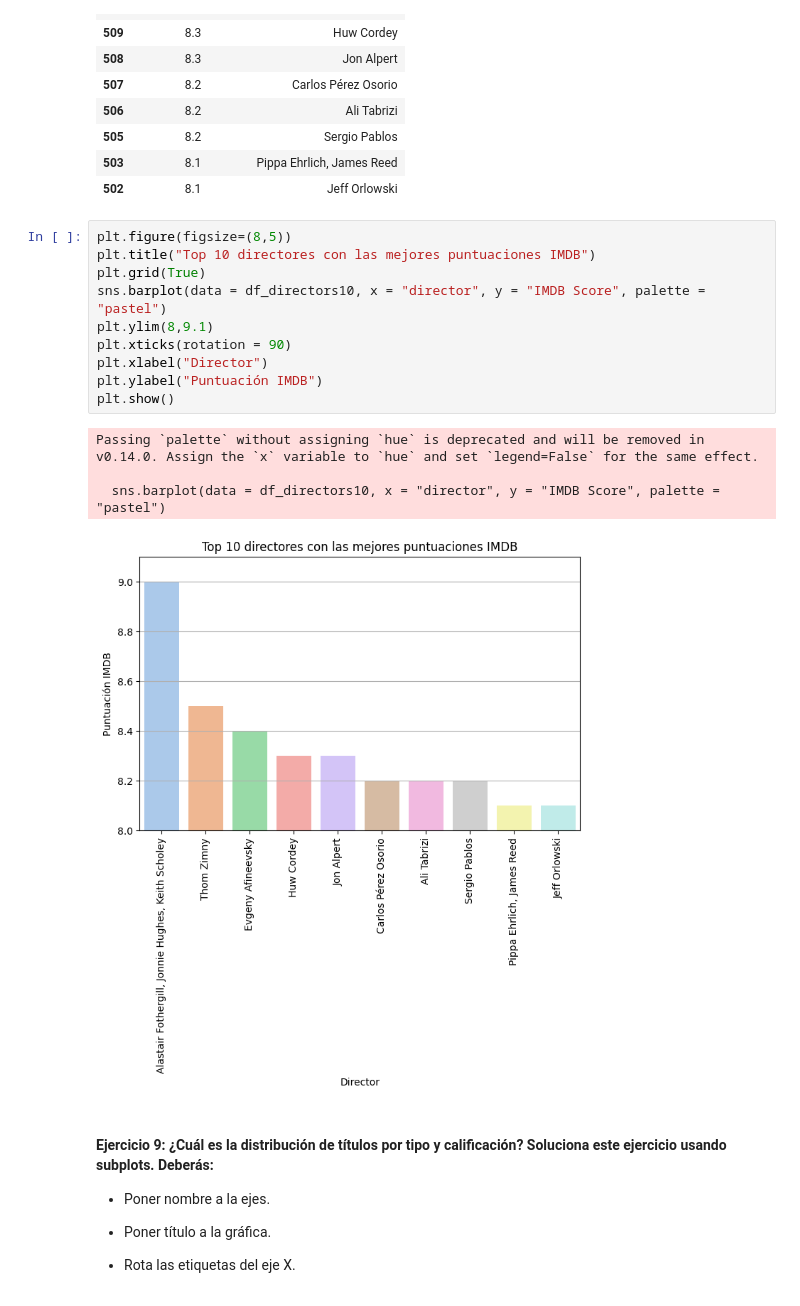
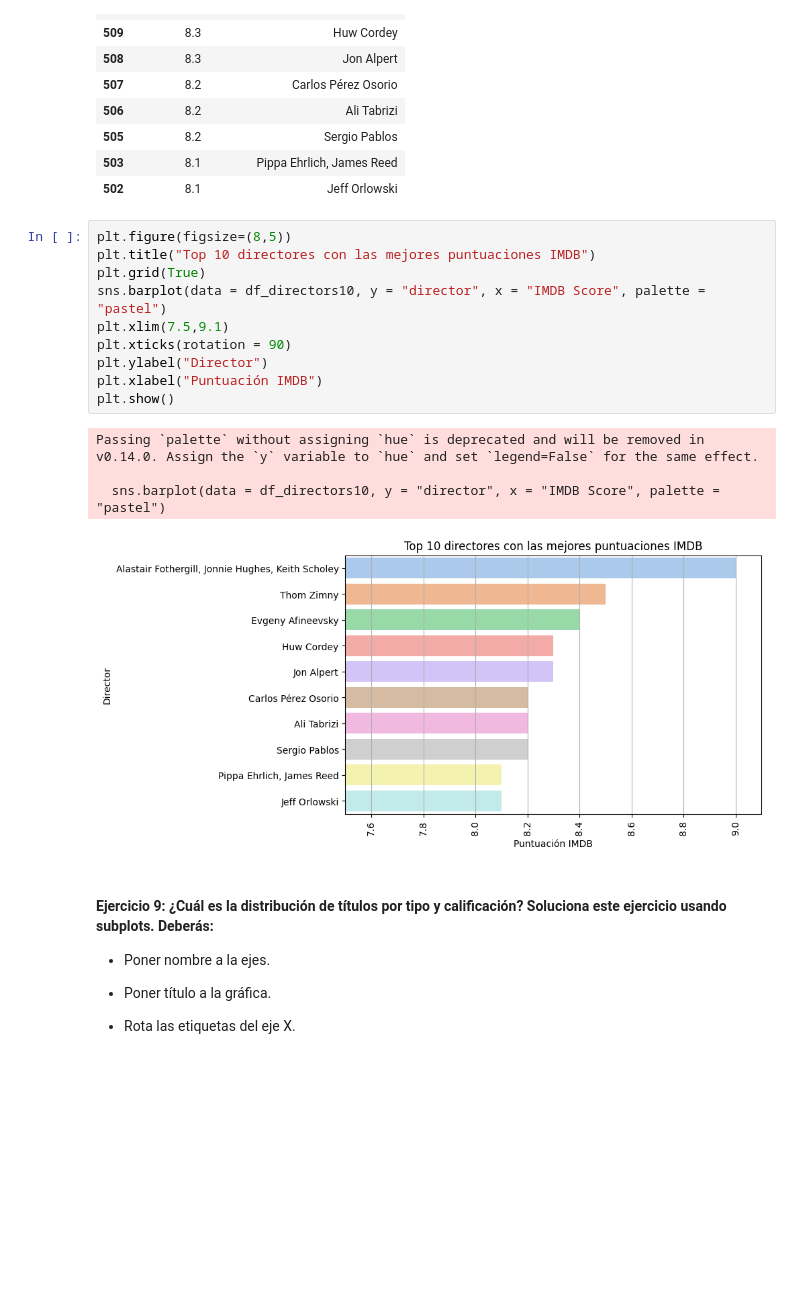
Before and after one commit to yanruwu/hackio-lab-vis, a Jupyter notebook: laboratorio-modulo2-leccion04-visualizacion.ipynb, the cells around one changed output. Saved outputs shown, nothing was run; the diff lists cells and outputs as text; blank space fills up the shorter version.

Commit message:
Changed color and a barplot layout

```diff
--- a/laboratorio-modulo2-leccion04-visualizacion.ipynb
+++ b/laboratorio-modulo2-leccion04-visualizacion.ipynb
@@ -225,18 +225,18 @@ df_directors10
 # %%
 plt.figure(figsize=(8,5))
 plt.title("Top 10 directores con las mejores puntuaciones IMDB")
 plt.grid(True)
-sns.barplot(data = df_directors10, x = "director", y = "IMDB Score", palette = "pastel")
-plt.ylim(8,9.1)
+sns.barplot(data = df_directors10, y = "director", x = "IMDB Score", palette = "pastel")
+plt.xlim(7.5,9.1)
 plt.xticks(rotation = 90)
-plt.xlabel("Director")
-plt.ylabel("Puntuación IMDB")
+plt.ylabel("Director")
+plt.xlabel("Puntuación IMDB")
 plt.show()
 # %% [output]
-Passing `palette` without assigning `hue` is deprecated and will be removed in v0.14.0. Assign the `x` variable to `hue` and set `legend=False` for the same effect.
+Passing `palette` without assigning `hue` is deprecated and will be removed in v0.14.0. Assign the `y` variable to `hue` and set `legend=False` for the same effect.
 
-  sns.barplot(data = df_directors10, x = "director", y = "IMDB Score", palette = "pastel")
+  sns.barplot(data = df_directors10, y = "director", x = "IMDB Score", palette = "pastel")
-[figure, old version]
+[figure, new version]
 # %% [markdown]
 #### Ejercicio 9:  ¿Cuál es la distribución de títulos por tipo y calificación? Soluciona este ejercicio usando subplots. Deberás:
 
```
Also changed, not shown: parts of 2 cells of this notebook.
